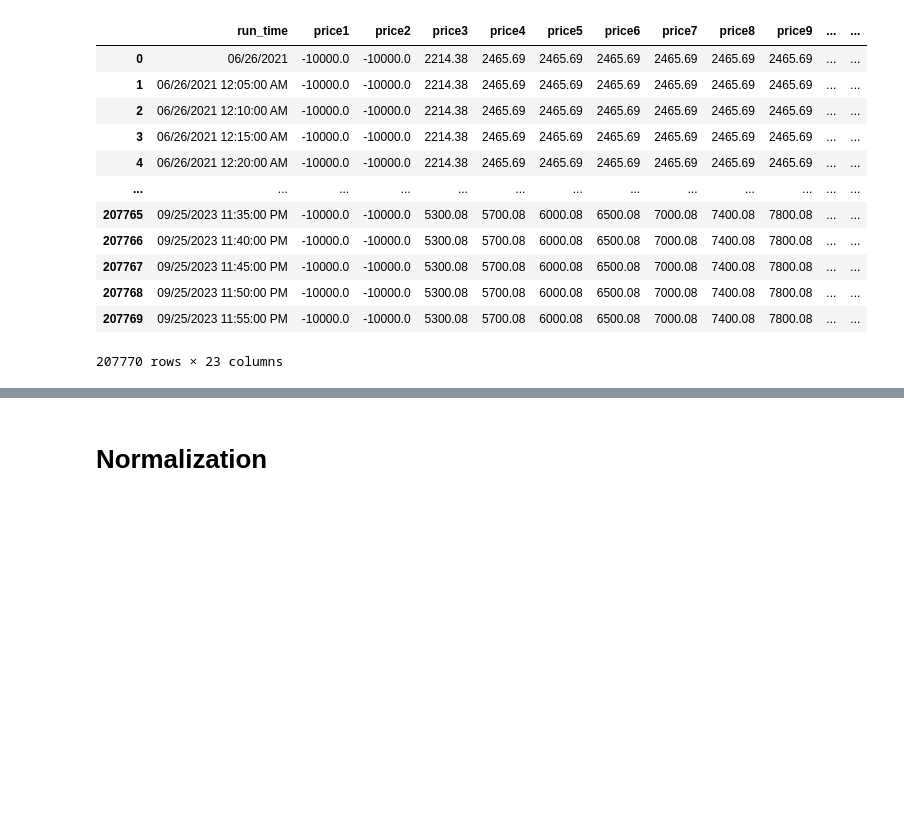
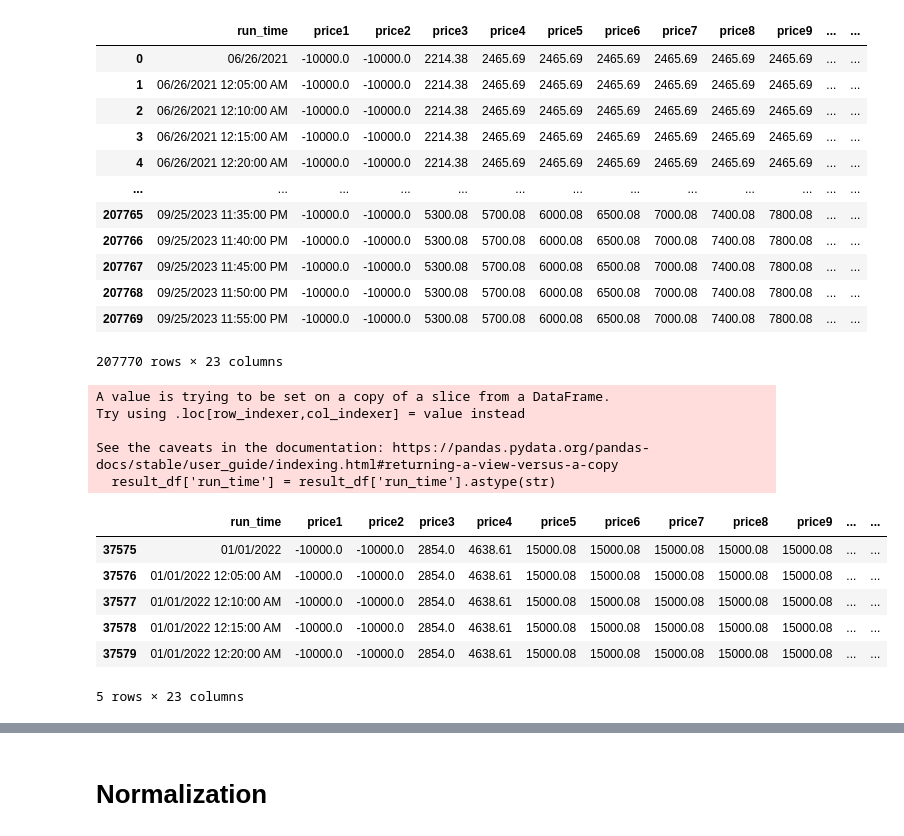
Before and after one commit to gbrosell/maroon-archers, a Jupyter notebook: Feature_Engineering.ipynb, the cells around one changed output, grey strips where cells are left out. Saved outputs shown, nothing was run; the diff lists cells and outputs as text; code cells hidden in the pictures; blank space fills up the shorter version.

```diff
--- a/Feature_Engineering.ipynb
+++ b/Feature_Engineering.ipynb
@@ -122,3 +108,22 @@ result_df
 | 207768 | 09/25/2023 11:50:00 PM | -10000.0 | -10000.0 | 5300.08 | 5700.08 | 6000.08 | 6500.08 | 7000.08 | 7400.08 | 7800.08 | ... | ... |
 | 207769 | 09/25/2023 11:55:00 PM | -10000.0 | -10000.0 | 5300.08 | 5700.08 | 6000.08 | 6500.08 | 7000.08 | 7400.08 | 7800.08 | ... | ... |
 207770 rows × 23 columns
+# %%
+result_df['run_time'] = result_df['run_time'].astype(str)
+# %% [output]
+A value is trying to be set on a copy of a slice from a DataFrame.
+Try using .loc[row_indexer,col_indexer] = value instead
+
+See the caveats in the documentation: https://pandas.pydata.org/pandas-docs/stable/user_guide/indexing.html#returning-a-view-versus-a-copy
+  result_df['run_time'] = result_df['run_time'].astype(str)
+# %%
+df_2022 = result_df[result_df['run_time'].str[6:10]=='2022']
+df_2022.head()
+# %% [output]
+|  | run_time | price1 | price2 | price3 | price4 | price5 | price6 | price7 | price8 | price9 | ... | ... |
+| 37575 | 01/01/2022 | -10000.0 | -10000.0 | 2854.0 | 4638.61 | 15000.08 | 15000.08 | 15000.08 | 15000.08 | 15000.08 | ... | ... |
+| 37576 | 01/01/2022 12:05:00 AM | -10000.0 | -10000.0 | 2854.0 | 4638.61 | 15000.08 | 15000.08 | 15000.08 | 15000.08 | 15000.08 | ... | ... |
+| 37577 | 01/01/2022 12:10:00 AM | -10000.0 | -10000.0 | 2854.0 | 4638.61 | 15000.08 | 15000.08 | 15000.08 | 15000.08 | 15000.08 | ... | ... |
+| 37578 | 01/01/2022 12:15:00 AM | -10000.0 | -10000.0 | 2854.0 | 4638.61 | 15000.08 | 15000.08 | 15000.08 | 15000.08 | 15000.08 | ... | ... |
+| 37579 | 01/01/2022 12:20:00 AM | -10000.0 | -10000.0 | 2854.0 | 4638.61 | 15000.08 | 15000.08 | 15000.08 | 15000.08 | 15000.08 | ... | ... |
+5 rows × 23 columns
```
Also changed, not shown: parts of 10 cells of this notebook.
